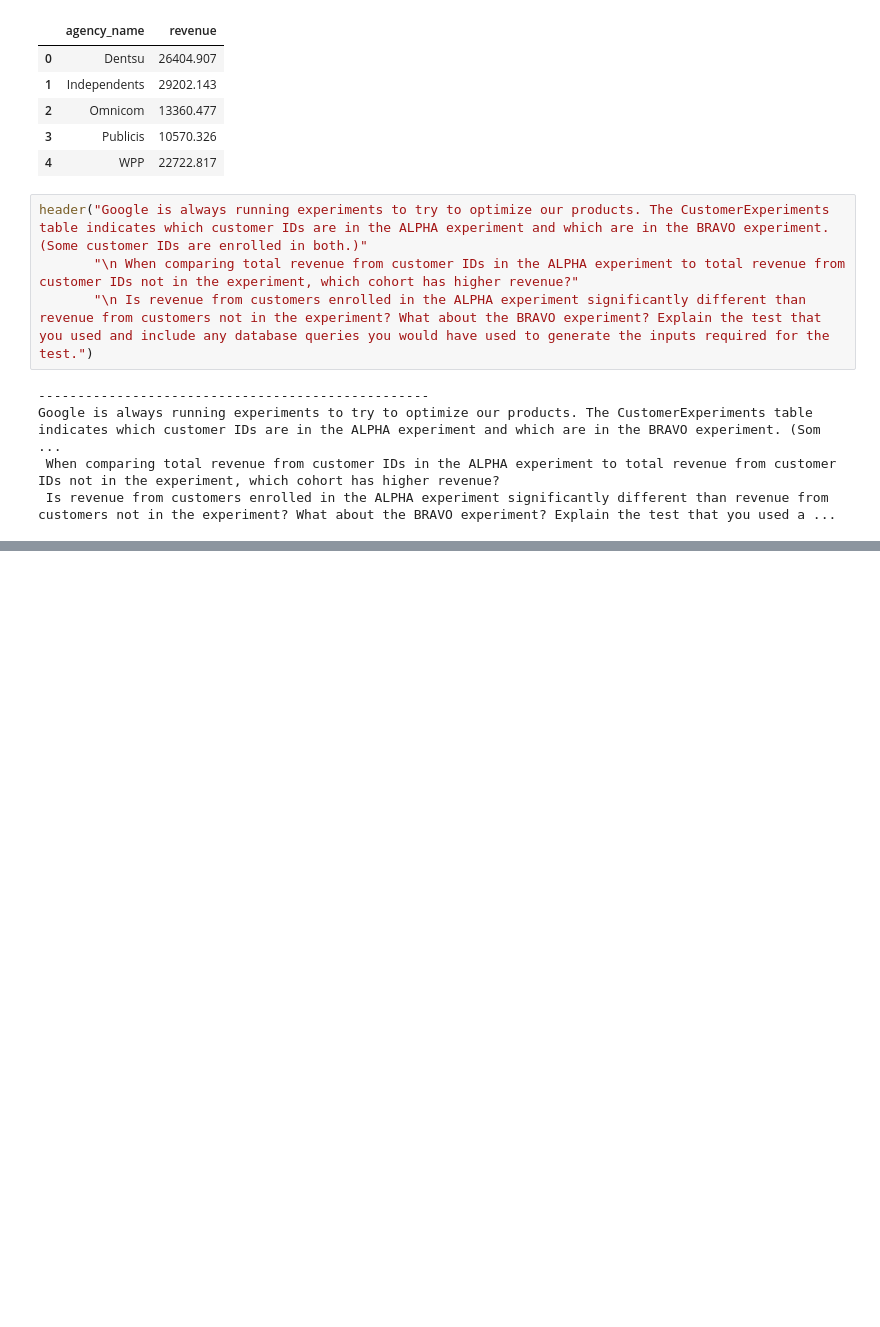
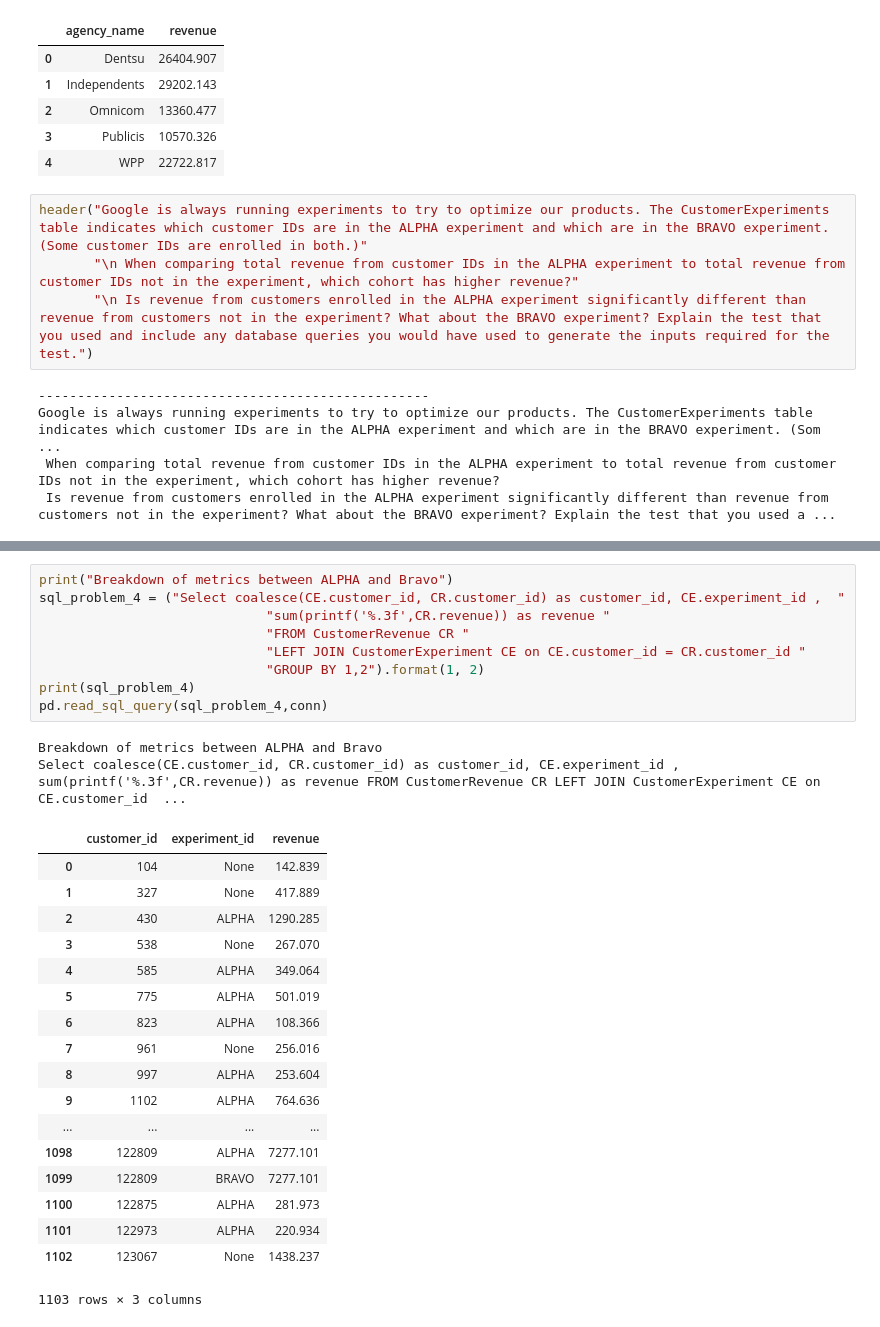
Before and after one commit to gabriwong/GSL-Interview-Results, a Jupyter notebook: Python/Google Interview File/Google Excercise-Final.ipynb, the cells around one changed output, grey strips where cells are left out. Cells and saved outputs as stored; diff of their text form; blank space fills up the shorter version.

```diff
--- a/Python/Google Interview File/Google Excercise-Final.ipynb
+++ b/Python/Google Interview File/Google Excercise-Final.ipynb
@@ -109,0 +129,30 @@ SELECT QUARTILE, MIN(CASE WHEN experiment_id = 'ALPHA' then revenue else null en
+# %%
+print("Breakdown of metrics between ALPHA and Bravo")
+sql_problem_4 = ("Select coalesce(CE.customer_id, CR.customer_id) as customer_id, CE.experiment_id ,  "
+                             "sum(printf('%.3f',CR.revenue)) as revenue "
+                             "FROM CustomerRevenue CR "
+                             "LEFT JOIN CustomerExperiment CE on CE.customer_id = CR.customer_id "
+                             "GROUP BY 1,2").format(1, 2)
+print(sql_problem_4)
+pd.read_sql_query(sql_problem_4,conn)
+# %% [output]
+Breakdown of metrics between ALPHA and Bravo
+Select coalesce(CE.customer_id, CR.customer_id) as customer_id, CE.experiment_id ,  sum(printf('%.3f',CR.revenue)) as revenue FROM CustomerRevenue CR LEFT JOIN CustomerExperiment CE on CE.customer_id  ...
+|  | customer_id | experiment_id | revenue |
+| 0 | 104 | None | 142.839 |
+| 1 | 327 | None | 417.889 |
+| 2 | 430 | ALPHA | 1290.285 |
+| 3 | 538 | None | 267.070 |
+| 4 | 585 | ALPHA | 349.064 |
+| 5 | 775 | ALPHA | 501.019 |
+| 6 | 823 | ALPHA | 108.366 |
+| 7 | 961 | None | 256.016 |
+| 8 | 997 | ALPHA | 253.604 |
+| 9 | 1102 | ALPHA | 764.636 |
+| ... | ... | ... | ... |
+| 1098 | 122809 | ALPHA | 7277.101 |
+| 1099 | 122809 | BRAVO | 7277.101 |
+| 1100 | 122875 | ALPHA | 281.973 |
+| 1101 | 122973 | ALPHA | 220.934 |
+| 1102 | 123067 | None | 1438.237 |
+1103 rows × 3 columns
```
Also changed, not shown: parts of 3 cells of this notebook.
